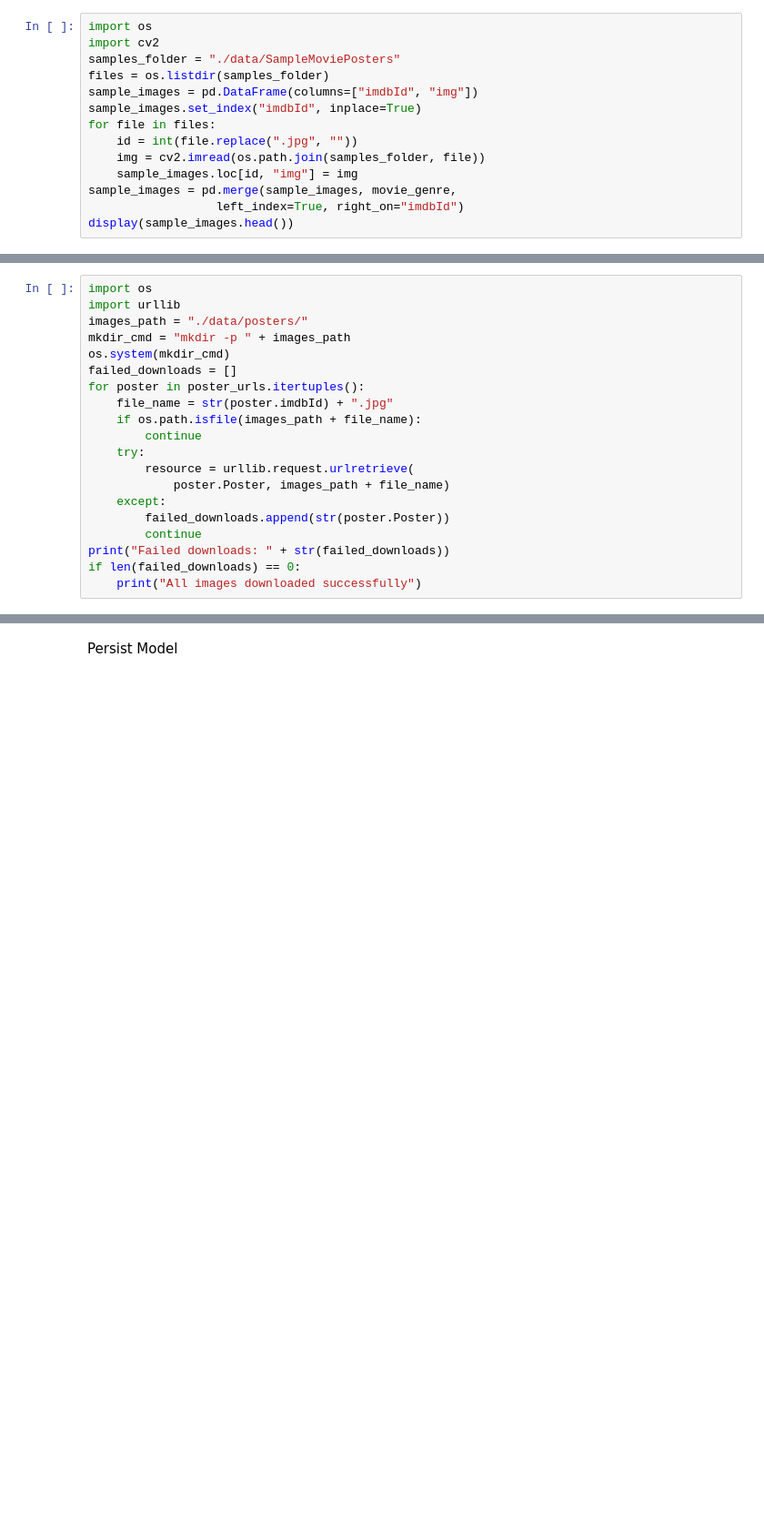
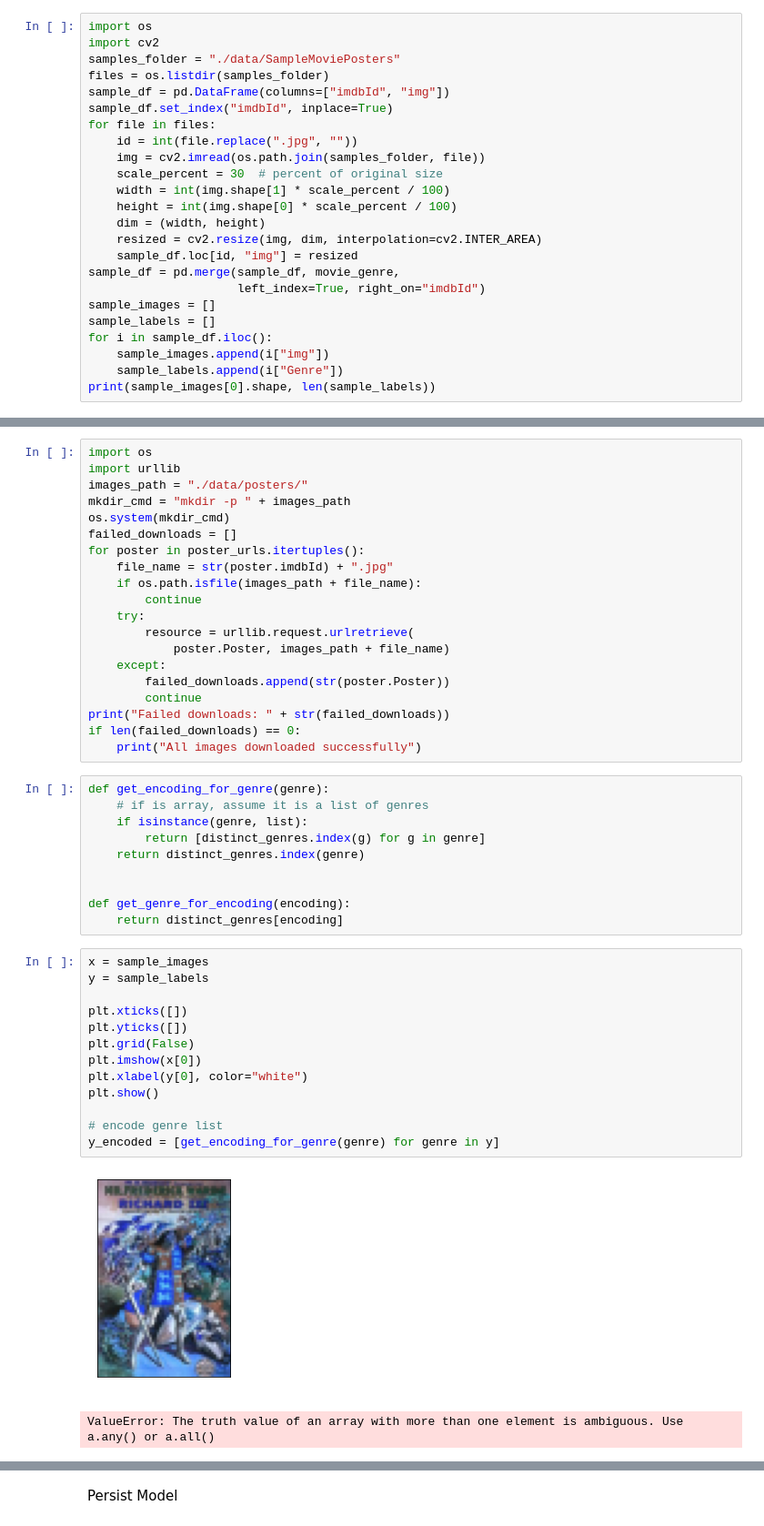
Before and after one commit to justTill/DatenanalyseImWeb, a Jupyter notebook: projekt/movie-genre-classifier.ipynb, the cells around one changed output, grey strips where cells are left out. Shown at 91% size. Drawn from its saved outputs; the diff is of its cells as text; blank space fills up the shorter version.

```diff
--- a/projekt/movie-genre-classifier.ipynb
+++ b/projekt/movie-genre-classifier.ipynb
@@ -57,13 +58,23 @@ import os
 import cv2
 samples_folder = "./data/SampleMoviePosters"
 files = os.listdir(samples_folder)
-sample_images = pd.DataFrame(columns=["imdbId", "img"])
-sample_images.set_index("imdbId", inplace=True)
+sample_df = pd.DataFrame(columns=["imdbId", "img"])
+sample_df.set_index("imdbId", inplace=True)
 for file in files:
     id = int(file.replace(".jpg", ""))
     img = cv2.imread(os.path.join(samples_folder, file))
-    sample_images.loc[id, "img"] = img
-sample_images = pd.merge(sample_images, movie_genre,
-                  left_index=True, right_on="imdbId")
-display(sample_images.head())
+    scale_percent = 30  # percent of original size
+    width = int(img.shape[1] * scale_percent / 100)
+    height = int(img.shape[0] * scale_percent / 100)
+    dim = (width, height)
+    resized = cv2.resize(img, dim, interpolation=cv2.INTER_AREA)
+    sample_df.loc[id, "img"] = resized
+sample_df = pd.merge(sample_df, movie_genre,
+                     left_index=True, right_on="imdbId")
+sample_images = []
+sample_labels = []
+for i in sample_df.iloc():
+    sample_images.append(i["img"])
+    sample_labels.append(i["Genre"])
+print(sample_images[0].shape, len(sample_labels))
 # %% [output]
@@ -96,5 +101,31 @@ for poster in poster_urls.itertuples():
 print("Failed downloads: " + str(failed_downloads))
 if len(failed_downloads) == 0:
     print("All images downloaded successfully")
+# %%
+def get_encoding_for_genre(genre):
+    # if is array, assume it is a list of genres
+    if isinstance(genre, list):
+        return [distinct_genres.index(g) for g in genre]
+    return distinct_genres.index(genre)
+
+
+def get_genre_for_encoding(encoding):
+    return distinct_genres[encoding]
+# %%
+x = sample_images
+y = sample_labels
+
+plt.xticks([])
+plt.yticks([])
+plt.grid(False)
+plt.imshow(x[0])
+plt.xlabel(y[0], color="white")
+plt.show()
+
+# encode genre list
+y_encoded = [get_encoding_for_genre(genre) for genre in y]
+# %% [output]
+[figure, added]
+ValueError: The truth value of an array with more than one element is ambiguous. Use a.any() or a.all()
 # %%
 import tensorflow as tf
```
Also changed, not shown: parts of 4 cells of this notebook.
